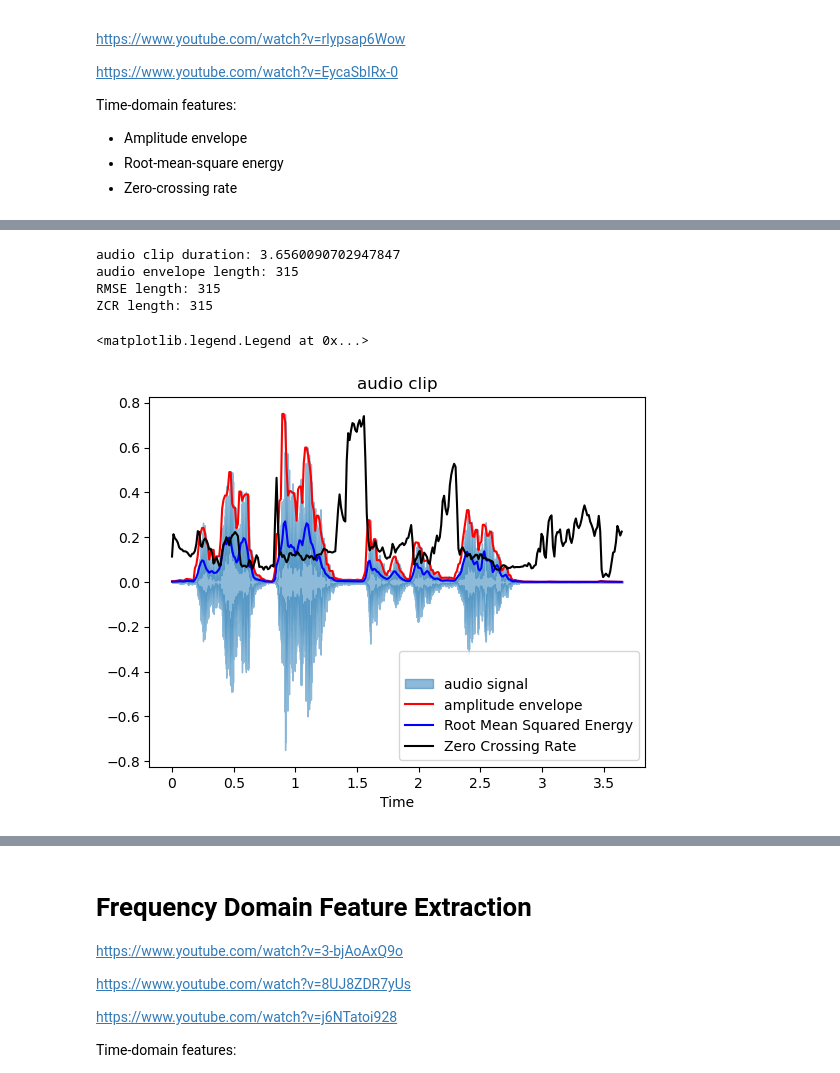
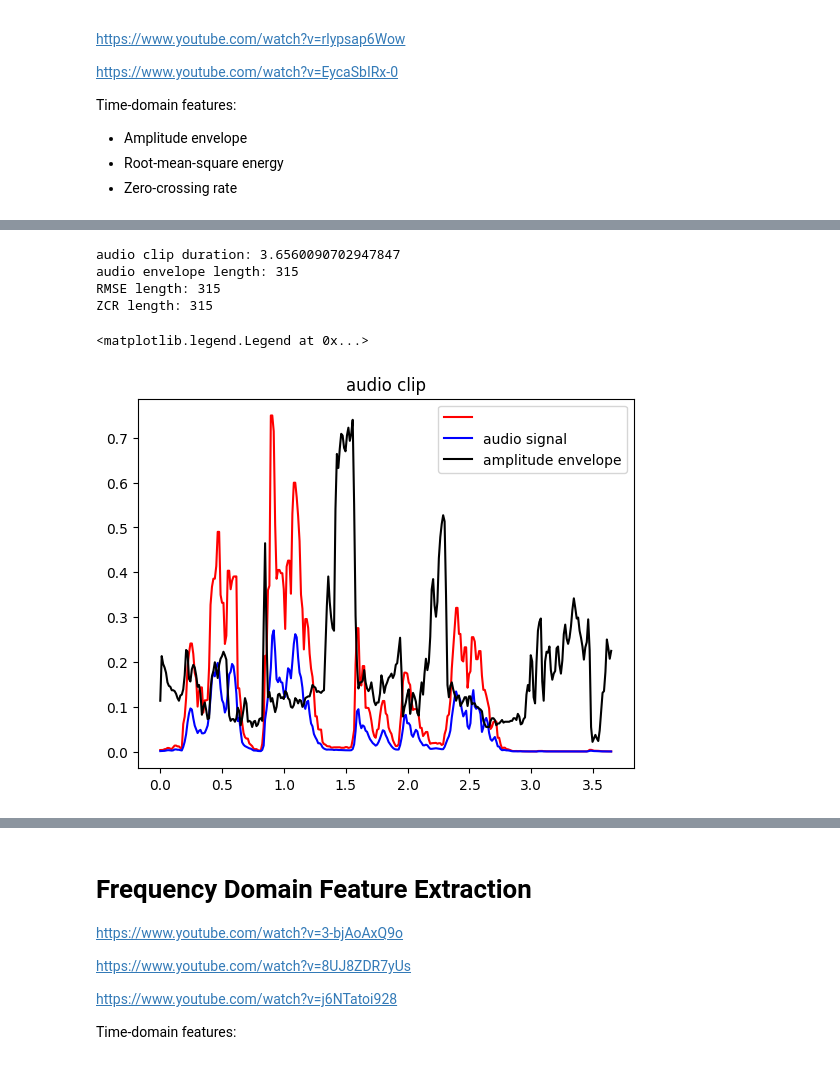
Before and after one commit to Andrew-JG-Ha/BERSt_Vocal_Emotion_Recognition, a Jupyter notebook: models/DataProcessing.ipynb, the cells around one changed output, grey strips where cells are left out. Cells and saved outputs as stored; diff of their text form; code cells hidden in the pictures.

```diff
--- a/models/DataProcessing.ipynb
+++ b/models/DataProcessing.ipynb
@@ -106,7 +106,7 @@ def getAmplitudeEnvelope(audioSignal):
 
     amplitudeEnvelope = np.array(amplitudeEnvelope)
     amplitudeFrames = range(0, amplitudeEnvelope.size)
-    time = librosa.frames_to_time(amplitudeFrames, hop_length=HOP_LENGTH)
+    time = lib.frames_to_time(amplitudeFrames, hop_length=HOP_LENGTH)
 
     return amplitudeEnvelope, time
 
@@ -126,30 +126,30 @@ ValueError: rate must be specified when data is a numpy array or list of audio s
 # %%
 audioFile, sample_rate = lib.load(processingSet["file_path"][0])
 
 audioClipDuration = len(audioFile) / sample_rate
 
 print("audio clip duration: {}".format(audioClipDuration))
 
 (ae_audio, time) = getAmplitudeEnvelope(audioFile)
 print("audio envelope length: {}".format(len(ae_audio)))
 
 rms_audio = getRMS(audioFile)
 print("RMSE length: {}".format(len(rms_audio)))
 
 zcr_audio = getZCR(audioFile)
 print("ZCR length: {}".format(len(zcr_audio)))
 
-lib.display.waveshow(audioFile, alpha = 0.5)
+# lib.display.waveshow(audioFile, alpha = 0.5)
 plt.title("audio clip")
 plt.plot(time, ae_audio, color="r")
 plt.plot(time, rms_audio, color = 'b')
 plt.plot(time, zcr_audio, color = 'k')
 
 plt.legend(["", "audio signal", "amplitude envelope", "Root Mean Squared Energy", "Zero Crossing Rate"])
 # %% [output]
 audio clip duration: 3.6560090702947847
 audio envelope length: 315
 RMSE length: 315
 ZCR length: 315
 <matplotlib.legend.Legend at 0x...>
-[figure, old version]
+[figure, new version]
```
Also changed, not shown: parts of 6 cells of this notebook.
